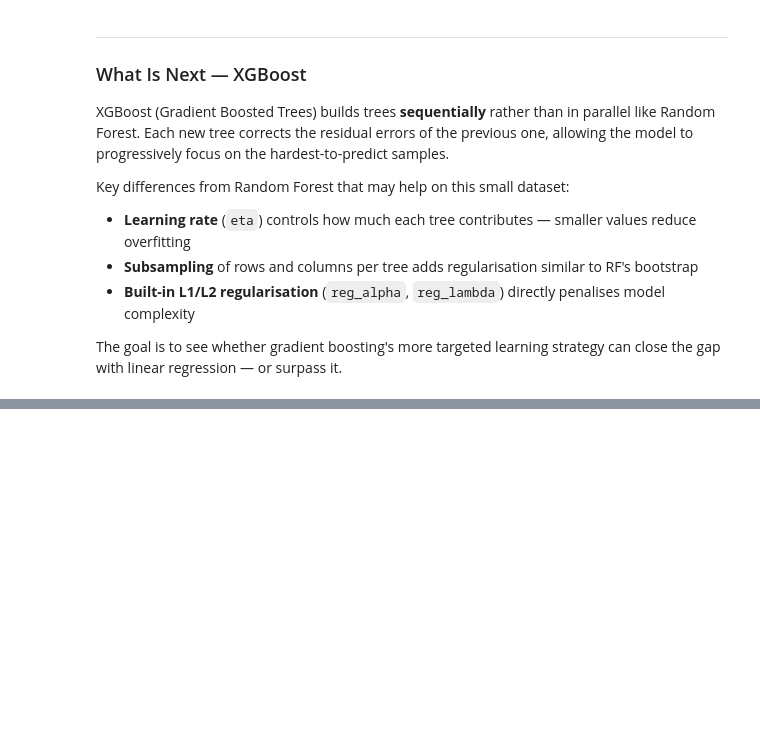
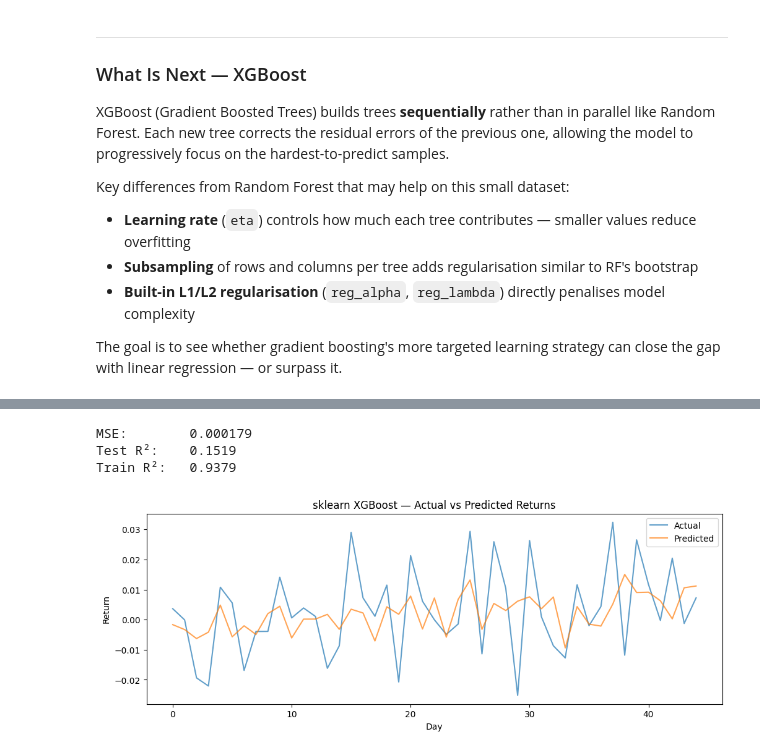
Before and after one commit to thehiaguy/StockReturnPred, a Jupyter notebook: notebooks/main.ipynb, the cells around one changed output, grey strips where cells are left out. Drawn from its saved outputs; the diff is of its cells as text; code cells hidden in the pictures; blank space fills up the shorter version.

```diff
--- a/notebooks/main.ipynb
+++ b/notebooks/main.ipynb
@@ -804,0 +936,37 @@ The goal is to see whether gradient boosting's more targeted learning strategy c
+# %%
+from xgboost import XGBRegressor
+
+xgb_sk = XGBRegressor(n_estimators=100, learning_rate=0.1, max_depth=3, random_state=42)
+xgb_sk.fit(X_train, y_train)
+
+y_pred_xgb_sk       = xgb_sk.predict(X_test)
+y_pred_xgb_sk_train = xgb_sk.predict(X_train)
+
+mse_xgb_sk = np.mean((y_test - y_pred_xgb_sk) ** 2)
+
+ss_res = np.sum((y_test - y_pred_xgb_sk) ** 2)
+ss_tot = np.sum((y_test - np.mean(y_test)) ** 2)
+r2_xgb_sk = 1 - ss_res / ss_tot
+
+ss_res_train = np.sum((y_train - y_pred_xgb_sk_train) ** 2)
+ss_tot_train = np.sum((y_train - np.mean(y_train)) ** 2)
+r2_xgb_sk_train = 1 - ss_res_train / ss_tot_train
+
+print(f"MSE:        {mse_xgb_sk:.6f}")
+print(f"Test R²:    {r2_xgb_sk:.4f}")
+print(f"Train R²:   {r2_xgb_sk_train:.4f}")
+# %% [output]
+MSE:        0.000179
+Test R²:    0.1519
+Train R²:   0.9379
+# %%
+plt.figure(figsize=(12, 4))
+plt.plot(y_test, label='Actual', alpha=0.7)
+plt.plot(y_pred_xgb_sk, label='Predicted', alpha=0.7)
+plt.title('sklearn XGBoost — Actual vs Predicted Returns')
+plt.xlabel('Day')
+plt.ylabel('Return')
+plt.legend()
+plt.show()
+# %% [output]
+[figure, added]
```
Also changed, not shown: parts of 24 cells of this notebook, 9 other files.
